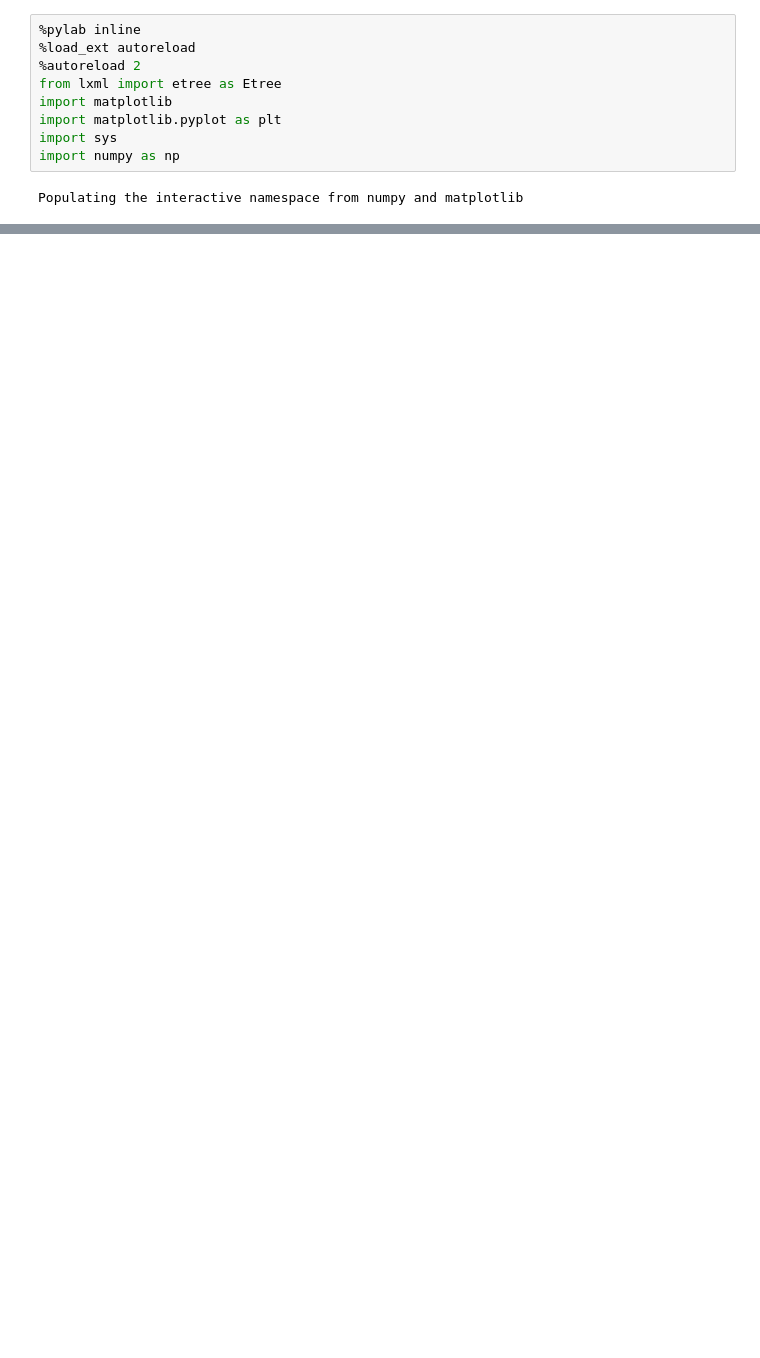
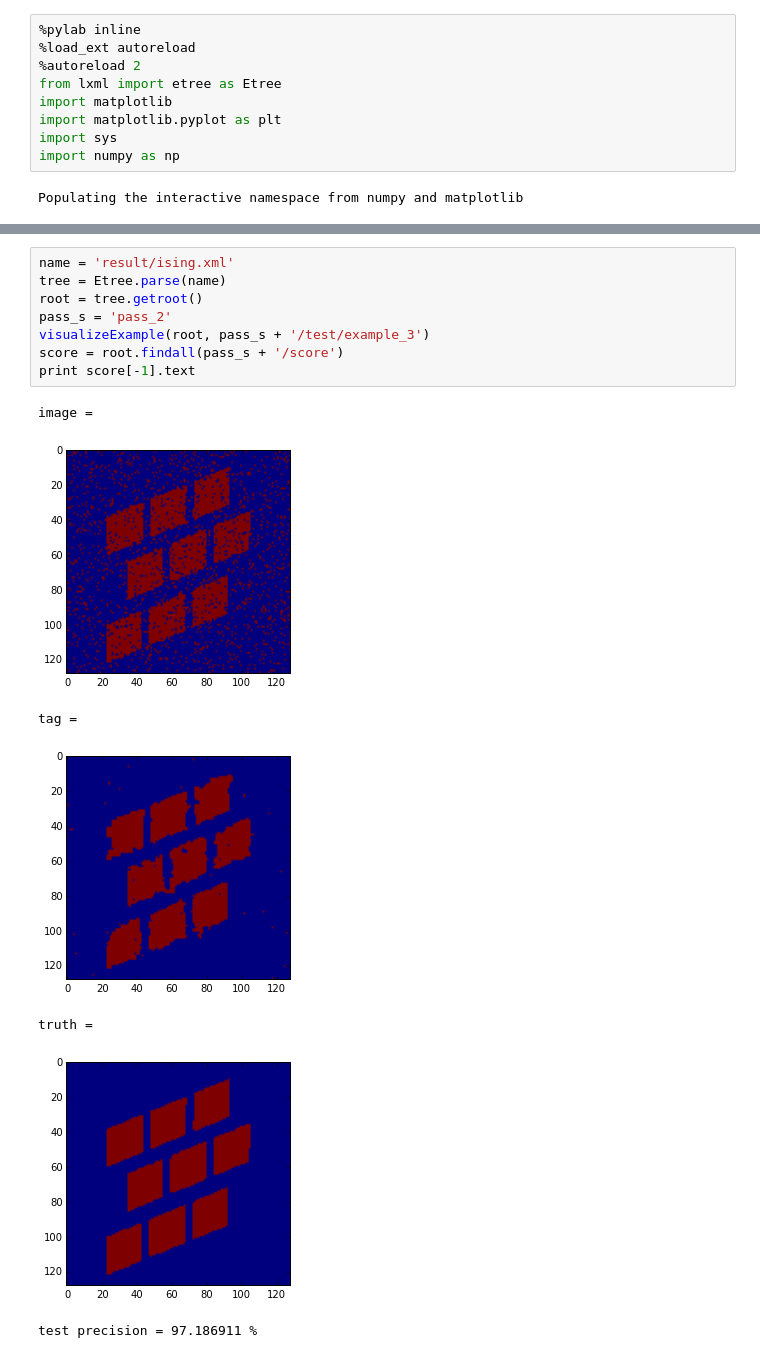
Before and after one commit to strin/HeteroSampler, a Jupyter notebook: plot_ising.ipynb, the cells around one changed output, grey strips where cells are left out. Saved outputs shown, nothing was run; the diff lists cells and outputs as text; blank space fills up the shorter version.

Commit message:
working ising model (acc 97%)

```diff
--- a/plot_ising.ipynb
+++ b/plot_ising.ipynb
@@ -33,0 +41,16 @@ show()
+# %%
+name = 'result/ising.xml'
+tree = Etree.parse(name)
+root = tree.getroot()
+pass_s = 'pass_2'
+visualizeExample(root, pass_s + '/test/example_3')
+score = root.findall(pass_s + '/score')
+print score[-1].text
+# %% [output]
+image =
+[figure, added]
+tag =
+[figure, added]
+truth =
+[figure, added]
+test precision = 97.186911 %
```
Also changed, not shown: parts of 2 cells of this notebook.
